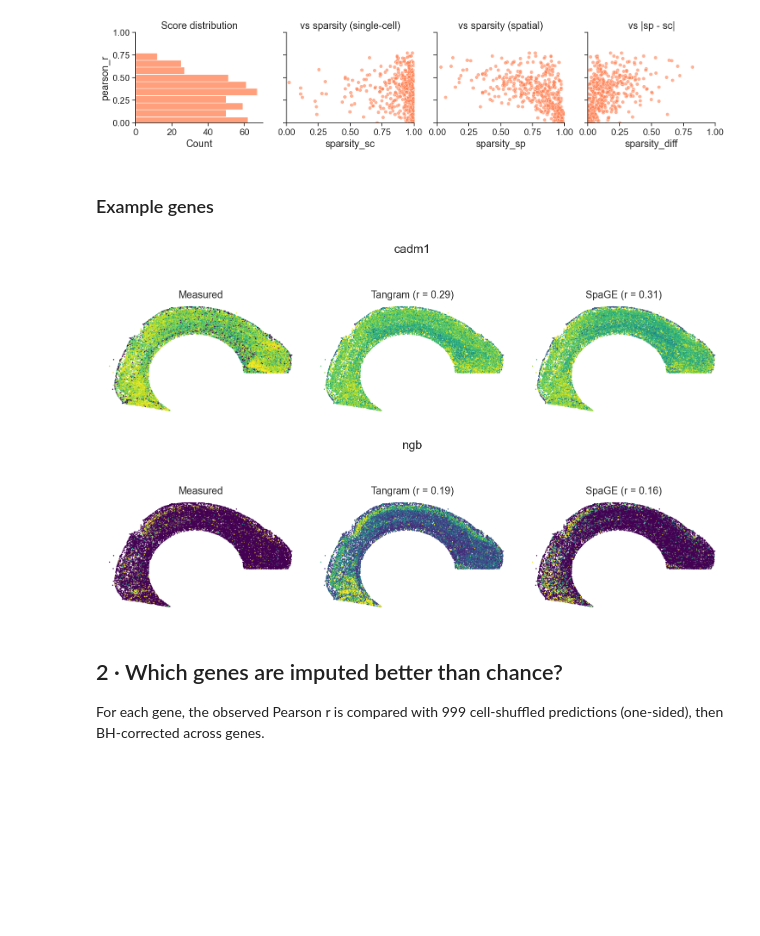
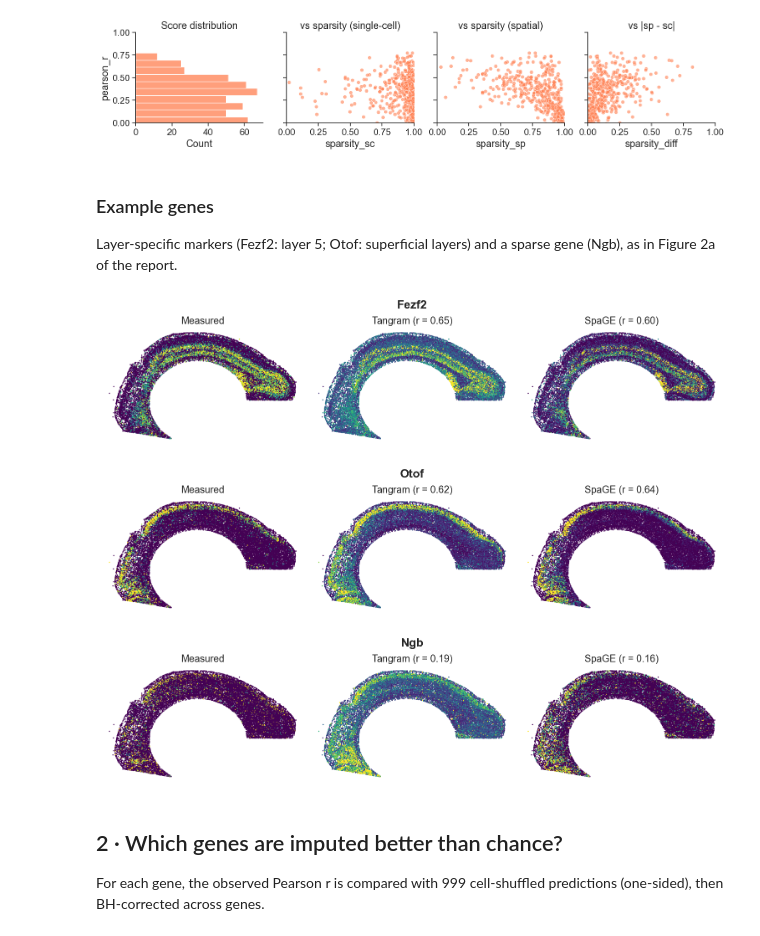
Before and after one commit to AmithH02/Spatial_Gene_Imputation, a Jupyter notebook: notebooks/03_imputation_benchmark.ipynb, the cells around one changed output. Cells and saved outputs as stored; diff of their text form; code cells hidden in the pictures; blank space fills up the shorter version.

Commit message:
Notebook 03: show Otof, Fezf2 and Ngb as example genes (as in report Fig. 2a)
Co-Authored-By: Claude Opus 5.5 <noreply@anthropic.com>

```diff
--- a/notebooks/03_imputation_benchmark.ipynb
+++ b/notebooks/03_imputation_benchmark.ipynb
@@ -88,14 +88,16 @@ plotting.plot_score_vs_sparsity(per_condition[("tangram", "d1")]);
 [figure]
 # %% [markdown]
 ### Example genes
+Layer-specific markers (Fezf2: layer 5; Otof: superficial layers) and a sparse gene (Ngb), as in Figure 2a of the report.
 # %%
-for gene in ["cadm1", "ngb"]:
+for gene in ["fezf2", "otof", "ngb"]:
     ds = "d1"
     scores = {config.METHOD_LABELS[m]: per_condition[(m, ds)].loc[gene, "pearson_r"] for m in config.METHODS}
     plotting.plot_actual_vs_predicted(adatas[ds], gene, scores=scores)
 # %% [output]
-[figure, old version]
+[figure, new version]
-[figure, old version]
+[figure, new version]
+[figure, added]
 # %% [markdown]
 ## 2 · Which genes are imputed better than chance?
 For each gene, the observed Pearson r is compared with 999 cell-shuffled predictions (one-sided), then BH-corrected across genes.
```
